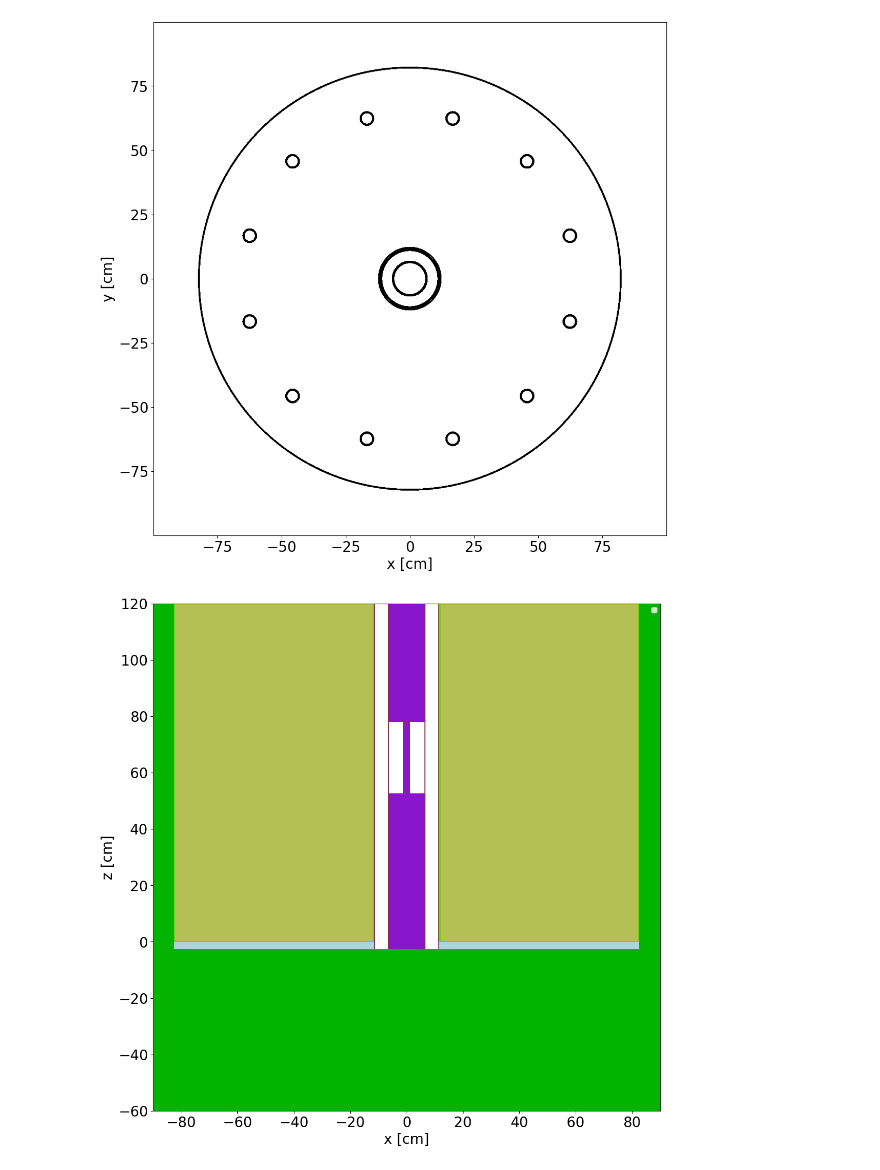
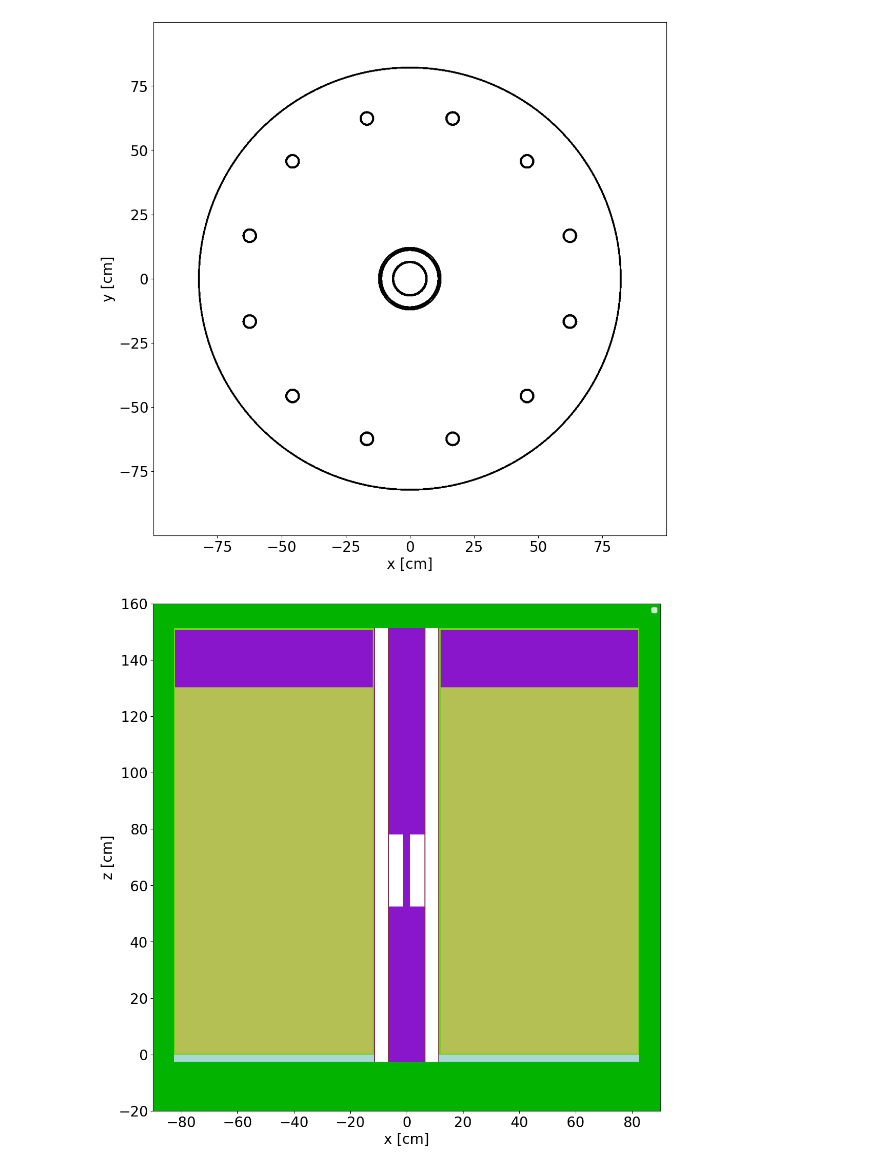
Before and after one commit to LIBRA-project/LIBRA-one, a Jupyter notebook: postprocessing.ipynb, the cells around one changed output. Drawn from its saved outputs; the diff is of its cells as text; code cells hidden in the pictures.

Commit message:
plots

```diff
--- a/postprocessing.ipynb
+++ b/postprocessing.ipynb
@@ -112,16 +126,16 @@ plt.show()
 # %%
 ax = geometry.plot(
     width=(180, 180),
-    origin=(x_c, y_c, z_c),
+    origin=(x_c, y_c, z_c+40),
     pixels=(1000, 1000),
     basis="xz",
     color_by="material",
     # colors={Air: "white", air: "white"},
 )
 plt.legend()
 ax.tick_params(axis="both", labelsize=20)
 ax.set_xlabel(ax.get_xlabel(), fontsize=20)
 ax.set_ylabel(ax.get_ylabel(), fontsize=20)
 plt.show()
 # %% [output]
-[figure, old version]
+[figure, new version]
```
Also changed, not shown: parts of 6 cells of this notebook.
